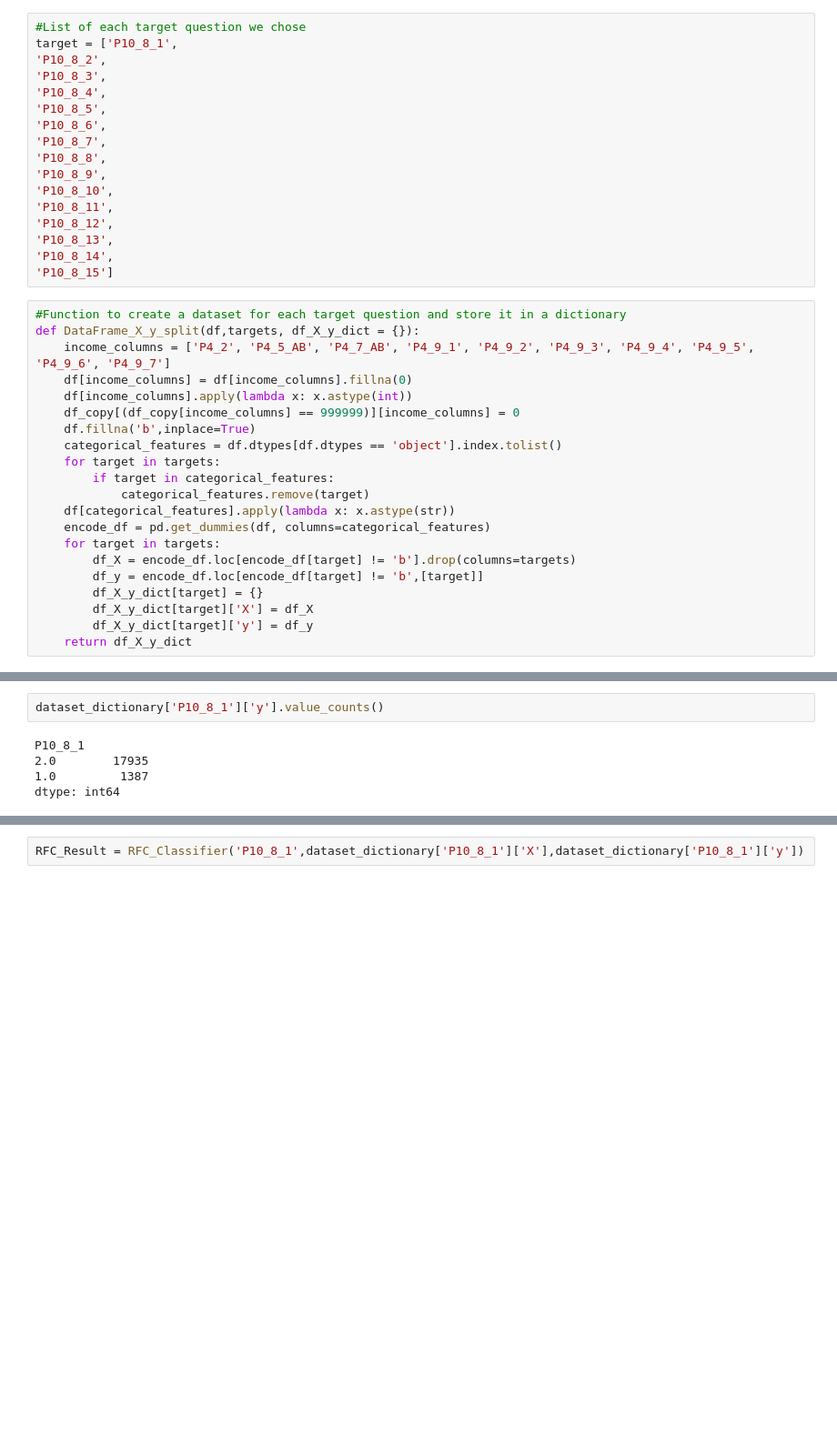
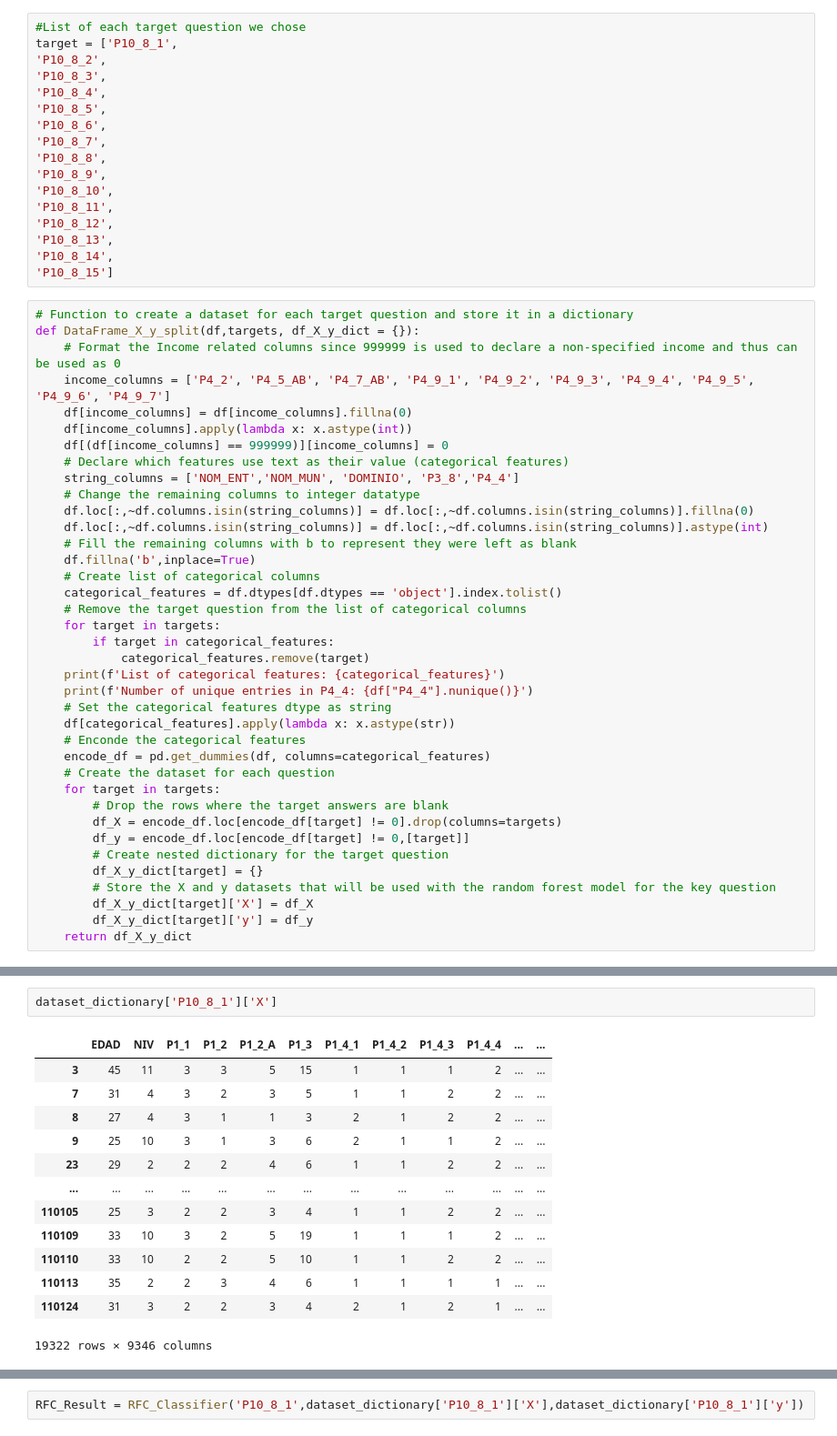
Before and after one commit to monalvrz/Obstetric_Violence_Analysis, a Jupyter notebook: Random_Forest_Classifier.ipynb, the cells around one changed output, grey strips where cells are left out. Shown: that part at 91% size. Drawn from its saved outputs; the diff is of its cells as text; blank space fills up the shorter version.

```diff
--- a/Random_Forest_Classifier.ipynb
+++ b/Random_Forest_Classifier.ipynb
@@ -97,23 +82,40 @@ target = ['P10_8_1',
 'P10_8_14',
 'P10_8_15']
 # %%
-#Function to create a dataset for each target question and store it in a dictionary
+# Function to create a dataset for each target question and store it in a dictionary
 def DataFrame_X_y_split(df,targets, df_X_y_dict = {}):
+    # Format the Income related columns since 999999 is used to declare a non-specified income and thus can be used as 0
     income_columns = ['P4_2', 'P4_5_AB', 'P4_7_AB', 'P4_9_1', 'P4_9_2', 'P4_9_3', 'P4_9_4', 'P4_9_5', 'P4_9_6', 'P4_9_7']
     df[income_columns] = df[income_columns].fillna(0)
     df[income_columns].apply(lambda x: x.astype(int))
-    df_copy[(df_copy[income_columns] == 999999)][income_columns] = 0
+    df[(df[income_columns] == 999999)][income_columns] = 0
+    # Declare which features use text as their value (categorical features)
+    string_columns = ['NOM_ENT','NOM_MUN', 'DOMINIO', 'P3_8','P4_4']
+    # Change the remaining columns to integer datatype
+    df.loc[:,~df.columns.isin(string_columns)] = df.loc[:,~df.columns.isin(string_columns)].fillna(0)
+    df.loc[:,~df.columns.isin(string_columns)] = df.loc[:,~df.columns.isin(string_columns)].astype(int)
+    # Fill the remaining columns with b to represent they were left as blank
     df.fillna('b',inplace=True)
+    # Create list of categorical columns
     categorical_features = df.dtypes[df.dtypes == 'object'].index.tolist()
+    # Remove the target question from the list of categorical columns
     for target in targets:
         if target in categorical_features:
             categorical_features.remove(target)
+    print(f'List of categorical features: {categorical_features}')
+    print(f'Number of unique entries in P4_4: {df["P4_4"].nunique()}')
+    # Set the categorical features dtype as string
     df[categorical_features].apply(lambda x: x.astype(str))
+    # Enconde the categorical features
     encode_df = pd.get_dummies(df, columns=categorical_features)
+    # Create the dataset for each question
     for target in targets:
-        df_X = encode_df.loc[encode_df[target] != 'b'].drop(columns=targets)
-        df_y = encode_df.loc[encode_df[target] != 'b',[target]]
+        # Drop the rows where the target answers are blank
+        df_X = encode_df.loc[encode_df[target] != 0].drop(columns=targets)
+        df_y = encode_df.loc[encode_df[target] != 0,[target]]
+        # Create nested dictionary for the target question
         df_X_y_dict[target] = {}
+        # Store the X and y datasets that will be used with the random forest model for the key question
         df_X_y_dict[target]['X'] = df_X
         df_X_y_dict[target]['y'] = df_y
     return df_X_y_dict
@@ -147,10 +128,19 @@ See the caveats in the documentation: https://pandas.pydata.org/pandas-docs/stab
 # %%
-dataset_dictionary['P10_8_1']['y'].value_counts()
+dataset_dictionary['P10_8_1']['X']
 # %% [output]
+|  | EDAD | NIV | P1_1 | P1_2 | P1_2_A | P1_3 | P1_4_1 | P1_4_2 | P1_4_3 | P1_4_4 | ... | ... |
+| 3 | 45 | 11 | 3 | 3 | 5 | 15 | 1 | 1 | 1 | 2 | ... | ... |
+| 7 | 31 | 4 | 3 | 2 | 3 | 5 | 1 | 1 | 2 | 2 | ... | ... |
+| 8 | 27 | 4 | 3 | 1 | 1 | 3 | 2 | 1 | 2 | 2 | ... | ... |
+| 9 | 25 | 10 | 3 | 1 | 3 | 6 | 2 | 1 | 1 | 2 | ... | ... |
+| 23 | 29 | 2 | 2 | 2 | 4 | 6 | 1 | 1 | 2 | 2 | ... | ... |
+| ... | ... | ... | ... | ... | ... | ... | ... | ... | ... | ... | ... | ... |
+| 110105 | 25 | 3 | 2 | 2 | 3 | 4 | 1 | 1 | 2 | 2 | ... | ... |
+| 110109 | 33 | 10 | 3 | 2 | 5 | 19 | 1 | 1 | 1 | 2 | ... | ... |
+| 110110 | 33 | 10 | 2 | 2 | 5 | 10 | 1 | 1 | 2 | 2 | ... | ... |
+| 110113 | 35 | 2 | 2 | 3 | 4 | 6 | 1 | 1 | 1 | 1 | ... | ... |
+| 110124 | 31 | 3 | 2 | 2 | 3 | 4 | 2 | 1 | 2 | 1 | ... | ... |
-P10_8_1
-2.0        17935
-1.0         1387
-dtype: int64
+19322 rows × 9346 columns
 # %%
 def RFC_Classifier(key, X, y, RFC_Results = {}):
     # Grab the y information from the target dataset
```
Also changed, not shown: parts of 5 cells of this notebook.
